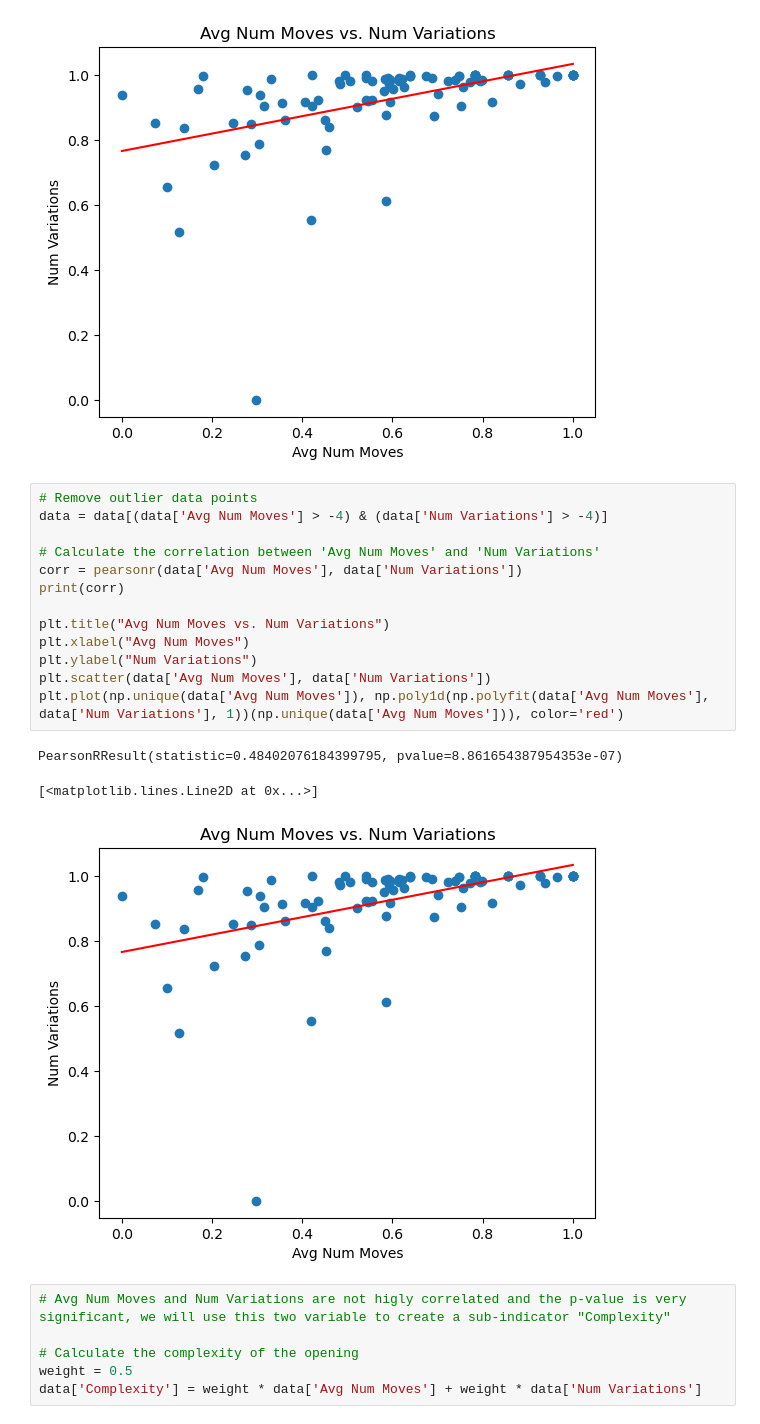
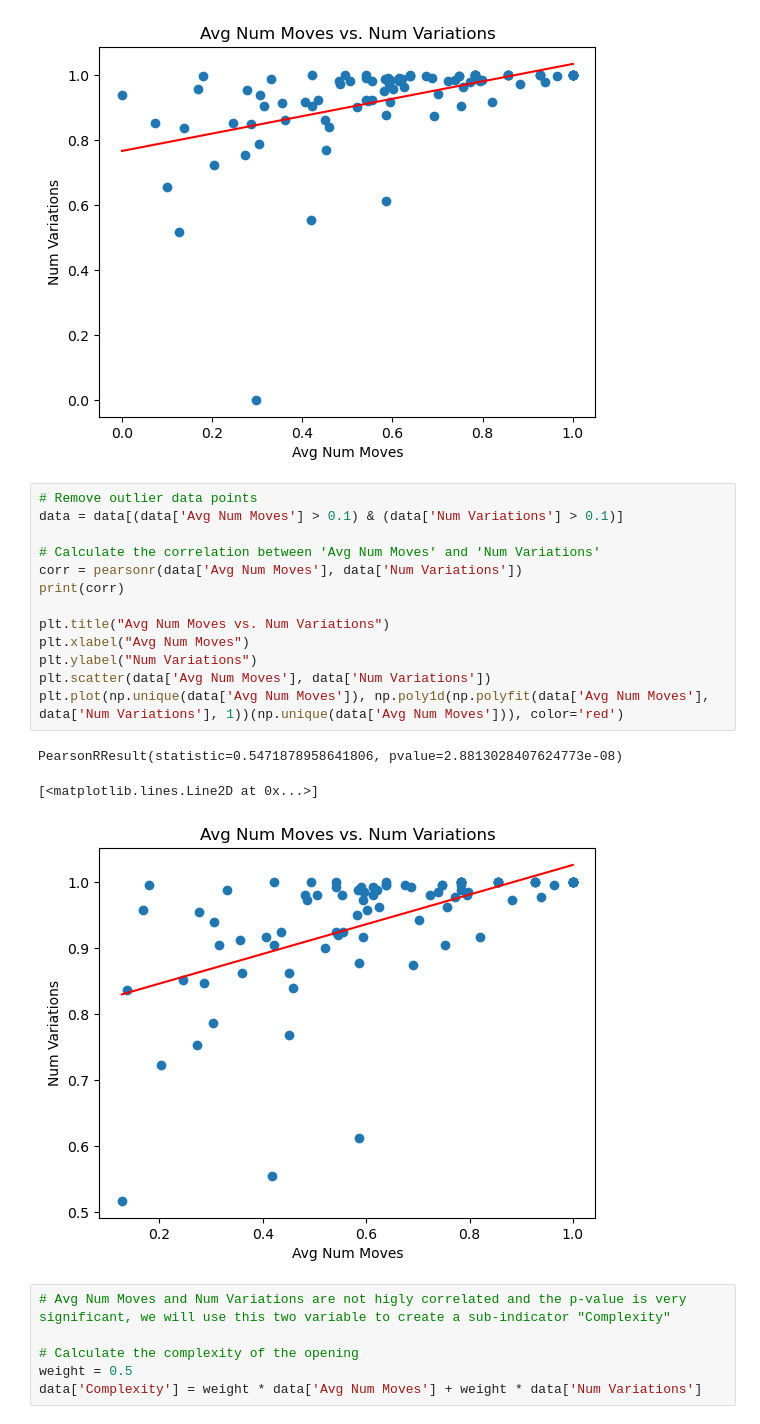
Before and after one commit to alexandredesbos/DAV-CA1, a Jupyter notebook: main.ipynb, the cells around one changed output. Saved outputs shown, nothing was run; the diff lists cells and outputs as text.

```diff
--- a/main.ipynb
+++ b/main.ipynb
@@ -383,21 +382,21 @@ PearsonRResult(statistic=0.48402076184399795, pvalue=8.861654387954353e-07)
 [figure]
 # %%
 # Remove outlier data points
-data = data[(data['Avg Num Moves'] > -4) & (data['Num Variations'] > -4)]
+data = data[(data['Avg Num Moves'] > 0.1) & (data['Num Variations'] > 0.1)]
 
 # Calculate the correlation between 'Avg Num Moves' and 'Num Variations'
 corr = pearsonr(data['Avg Num Moves'], data['Num Variations'])
 print(corr)
 
 plt.title("Avg Num Moves vs. Num Variations")
 plt.xlabel("Avg Num Moves")
 plt.ylabel("Num Variations")
 plt.scatter(data['Avg Num Moves'], data['Num Variations'])
 plt.plot(np.unique(data['Avg Num Moves']), np.poly1d(np.polyfit(data['Avg Num Moves'], data['Num Variations'], 1))(np.unique(data['Avg Num Moves'])), color='red')
 # %% [output]
-PearsonRResult(statistic=0.48402076184399795, pvalue=8.861654387954353e-07)
+PearsonRResult(statistic=0.5471878958641806, pvalue=2.8813028407624773e-08)
 [<matplotlib.lines.Line2D at 0x...>]
-[figure, old version]
+[figure, new version]
 # %%
 # Avg Num Moves and Num Variations are not higly correlated and the p-value is very significant, we will use this two variable to create a sub-indicator "Complexity"
 
```
Also changed, not shown: parts of 20 cells of this notebook, 4 other files.
